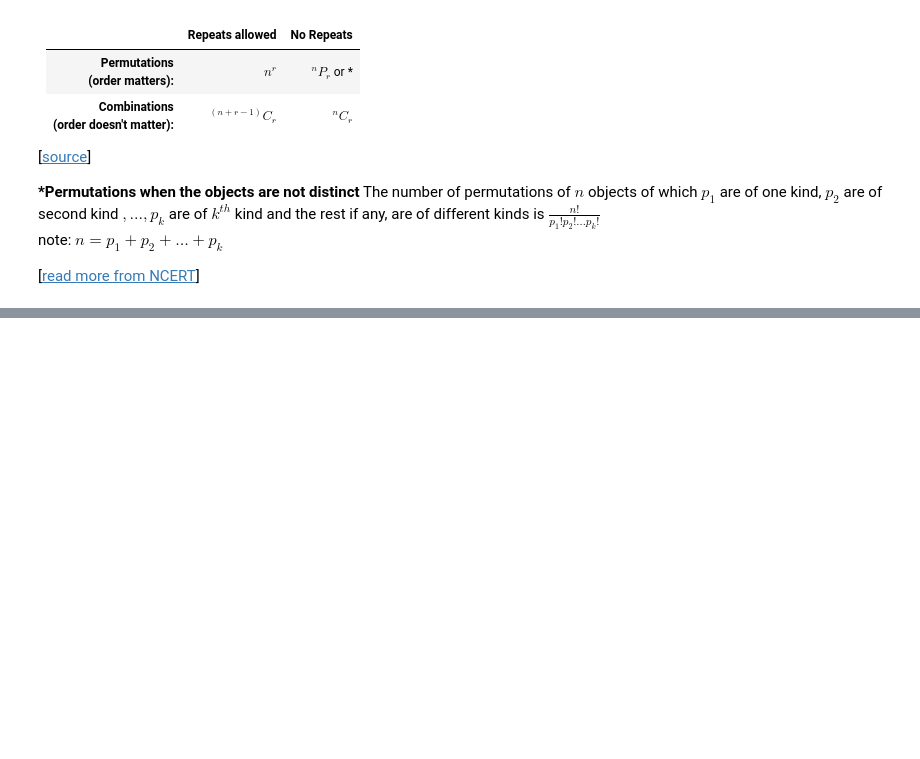
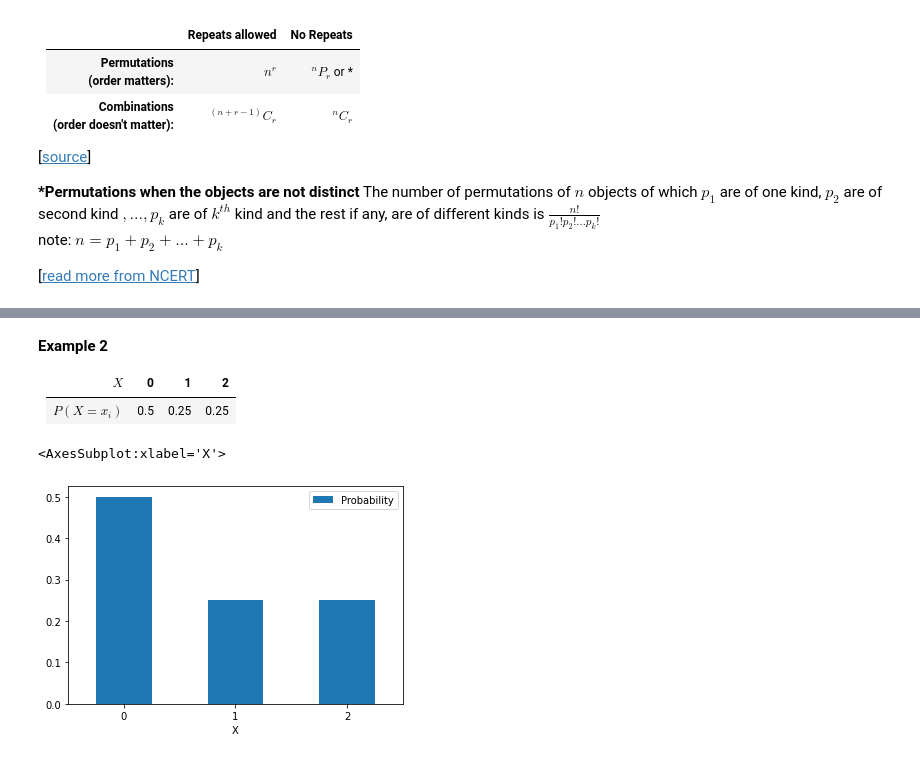
Before and after one commit to arun-jathari/academics, a Jupyter notebook: Stats 1.ipynb, the cells around one changed output, grey strips where cells are left out. Cells and saved outputs as stored; diff of their text form; code cells hidden in the pictures; blank space fills up the shorter version.

```diff
--- a/Stats 1.ipynb
+++ b/Stats 1.ipynb
@@ -692,0 +1082,14 @@ note: $n = p_1+p_2+\dots+p_k$
+# %% [markdown]
+__Example 2__
+
+|$X$|0|1|2|
+|--|--|--|--|
+|$P(X=x_i)$|0.5|0.25|0.25|
+# %%
+# p.m.f
+import pandas as pd
+df = pd.DataFrame({'X':[0,1,2],'Probability':[0.5,0.25,0.25]})
+df.plot.bar(x='X',y='Probability',rot=0)
+# %% [output]
+<AxesSubplot:xlabel='X'>
+[figure, added]
```
Also changed, not shown: parts of 226 cells of this notebook, 28 other files.
